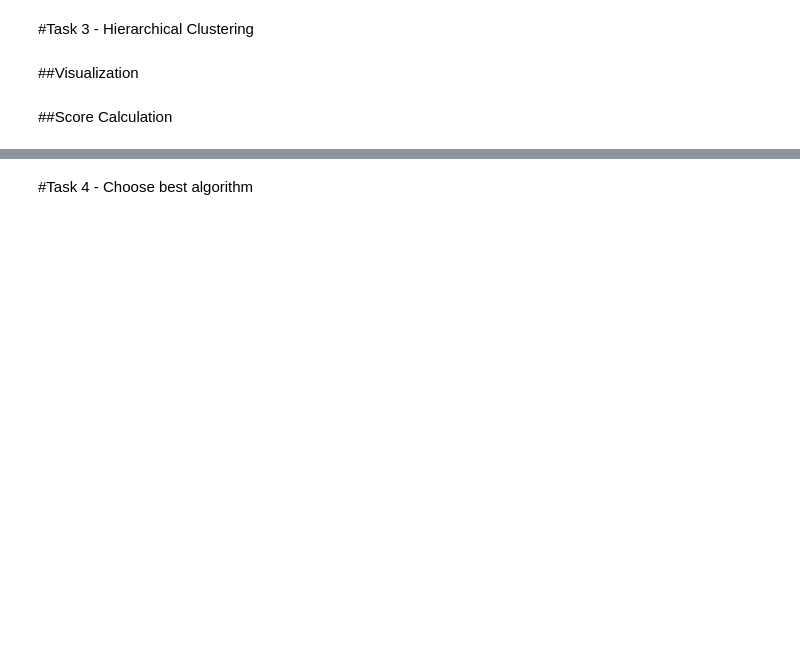
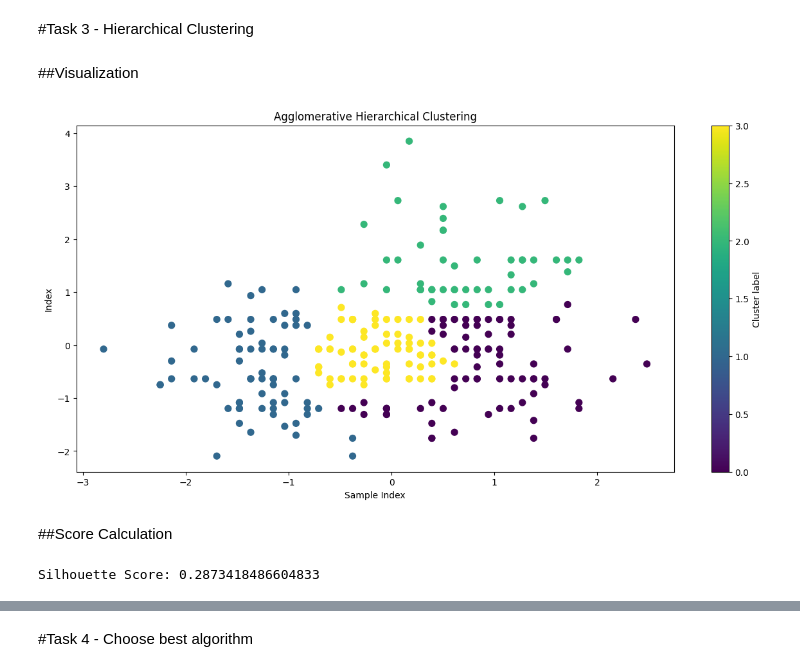
Before and after one commit to OmniaOsama03/Artificial_Intelligence_Programming_Labs, a Jupyter notebook: Lab 4.ipynb, the cells around one changed output, grey strips where cells are left out. Cells and saved outputs as stored; diff of their text form; code cells hidden in the pictures; blank space fills up the shorter version.

```diff
--- a/Lab 4.ipynb
+++ b/Lab 4.ipynb
@@ -123,21 +216,25 @@ print("Silhouette Score:", ________________)
 # %% [markdown]
 #Task 3 - Hierarchical Clustering
 # %%
-________________ = StandardScaler().fit_transform(X)
-agg_clust = AgglomerativeClustering(n_clusters=________________, affinity='_____________', linkage='_________________')
-labels = agg_clust.fit_predict(_______________)
+X_scaled = StandardScaler().fit_transform(X)
+agg_clust = AgglomerativeClustering(n_clusters= 4, affinity='euclidean', linkage='ward')
+labels = agg_clust.fit_predict(X_scaled)
 # %% [markdown]
 ##Visualization
 # %%
 plt.figure(figsize=(15, 7))
 plt.scatter(X_scaled[:, 0], X_scaled[:, 1], c=labels, cmap='viridis', s=50)
 plt.title('Agglomerative Hierarchical Clustering')
-plt.xlabel('___________________')
-plt.ylabel('____________________')
+plt.xlabel('Sample Index')
+plt.ylabel('Index')
 plt.colorbar(label='Cluster label')
 plt.show()
+# %% [output]
+[figure, added]
 # %% [markdown]
 ##Score Calculation
 # %%
-silhouette_avg = silhouette_score_________________, labels)
+silhouette_avg = silhouette_score( X_scaled, labels)
 print("Silhouette Score:", silhouette_avg)
+# %% [output]
+Silhouette Score: 0.2873418486604833
```
Also changed, not shown: parts of 11 cells of this notebook.
